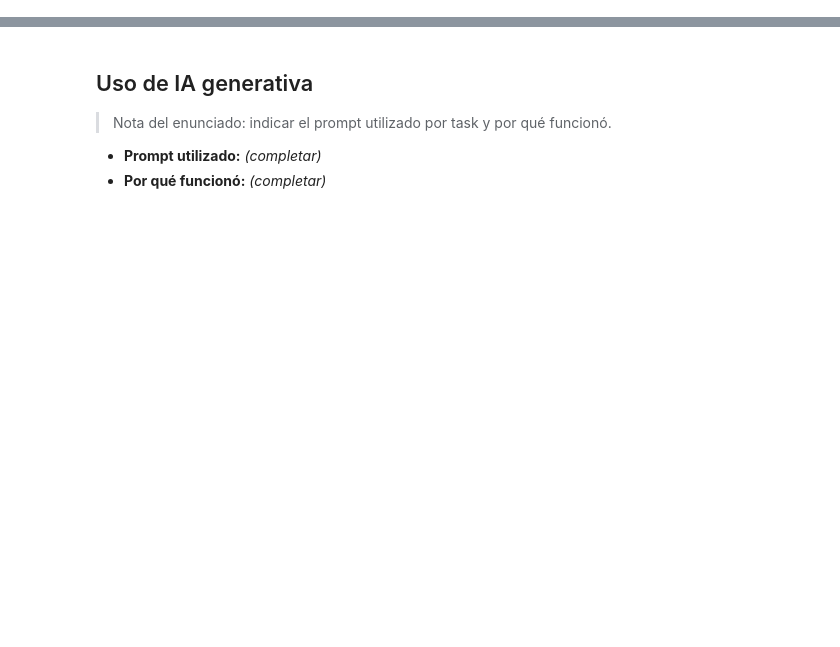
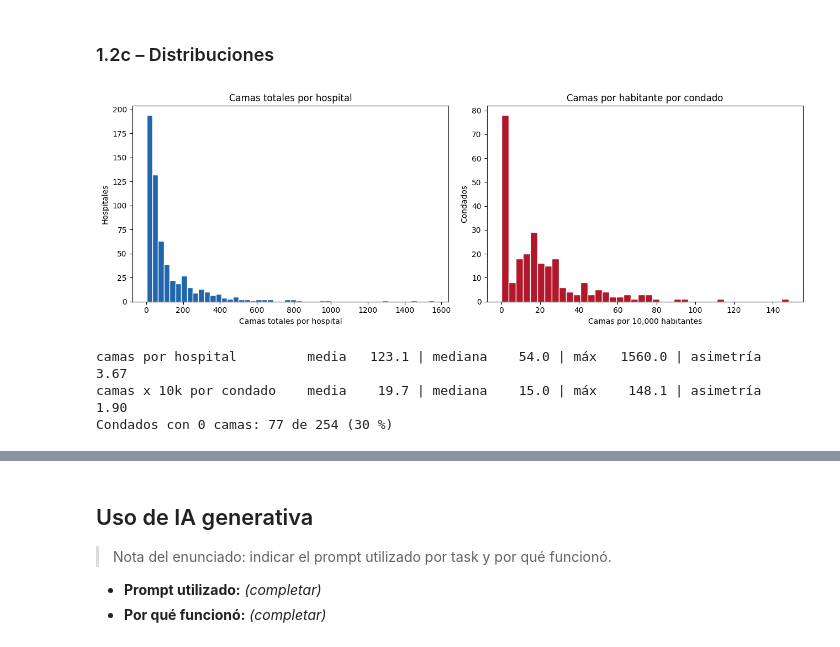
Before and after one commit to hadelacruz/Modelo-espacial, a Jupyter notebook: lab5.ipynb, the cells around one changed output, grey strips where cells are left out. Drawn from its saved outputs; the diff is of its cells as text; code cells hidden in the pictures; blank space fills up the shorter version.

```diff
--- a/lab5.ipynb
+++ b/lab5.ipynb
@@ -483,0 +163,15 @@ ax.set_axis_off(); plt.tight_layout(); plt.savefig(FIG / "mclp_voraz.png", dpi=1
+# %%
+# Verificación: ¿el condado indicado por fips_condado coincide con el condado que contiene el punto?
+chk = gpd.sjoin(hosp_p[["fips_condado", "geometry"]], cond_p.reset_index()[["fips", "geometry"]], predicate="within", how="left")
+chk = chk[~chk.index.duplicated()]
+print(f"Hospitales cuyo fips_condado coincide con el polígono que los contiene: {(chk['fips_condado'] == chk['fips']).mean()*100:.1f} %")
+
+agg = hosp_p.groupby("fips_condado").agg(n_hospitales=("nombre", "size"),
+                                         camas_total=("camas_total", "sum"),
+                                         camas_uci=("camas_icu", "sum"))      # sum ignora NaN en camas UCI
+tabla = cond_p[["nombre", "poblacion"]].join(agg).fillna({"n_hospitales": 0, "camas_total": 0, "camas_uci": 0})
+tabla["camas_x_10k"] = tabla["camas_total"] / tabla["poblacion"] * 1e4        # camas totales por 10,000 hab.
+tabla["uci_x_10k"] = tabla["camas_uci"] / tabla["poblacion"] * 1e4            # camas UCI por 10,000 hab.
+tabla[["n_hospitales", "camas_total", "camas_uci"]] = tabla[["n_hospitales", "camas_total", "camas_uci"]].astype(int)
+print(f"Condados: {len(tabla)} | sin hospitales: {(tabla['n_hospitales'] == 0).sum()} | suma de camas: {tabla['camas_total'].sum():,}")
+display(tabla.sort_values("poblacion", ascending=False).round(2))
@@ -483,0 +238,18 @@ ax.set_axis_off(); plt.tight_layout(); plt.savefig(FIG / "mclp_voraz.png", dpi=1
+# %% [markdown]
+### 1.2c – Distribuciones
+# %%
+fig, axs = plt.subplots(1, 2, figsize=(13, 4.5))
+axs[0].hist(hosp_p["camas_total"], bins=50, color="#2166ac", edgecolor="white")
+axs[0].set_xlabel("Camas totales por hospital"); axs[0].set_ylabel("Hospitales"); axs[0].set_title("Camas totales por hospital")
+axs[1].hist(tabla["camas_x_10k"], bins=40, color="#b2182b", edgecolor="white")
+axs[1].set_xlabel("Camas por 10,000 habitantes"); axs[1].set_ylabel("Condados"); axs[1].set_title("Camas por habitante por condado")
+plt.tight_layout(); plt.savefig(FIG / "histogramas.png", dpi=150); plt.show()
+
+for nombre, s in [("camas por hospital", hosp_p["camas_total"]), ("camas x 10k por condado", tabla["camas_x_10k"])]:
+    print(f"{nombre:26s} media {s.mean():7.1f} | mediana {s.median():7.1f} | máx {s.max():8.1f} | asimetría {skew(s):5.2f}")
+print(f"Condados con 0 camas: {(tabla['camas_total'] == 0).sum()} de {len(tabla)} ({(tabla['camas_total'] == 0).mean()*100:.0f} %)")
+# %% [output]
+[figure, added]
+camas por hospital         media   123.1 | mediana    54.0 | máx   1560.0 | asimetría  3.67
+camas x 10k por condado    media    19.7 | mediana    15.0 | máx    148.1 | asimetría  1.90
+Condados con 0 camas: 77 de 254 (30 %)
```
Also changed, not shown: parts of 97 cells of this notebook, 13 other files.
